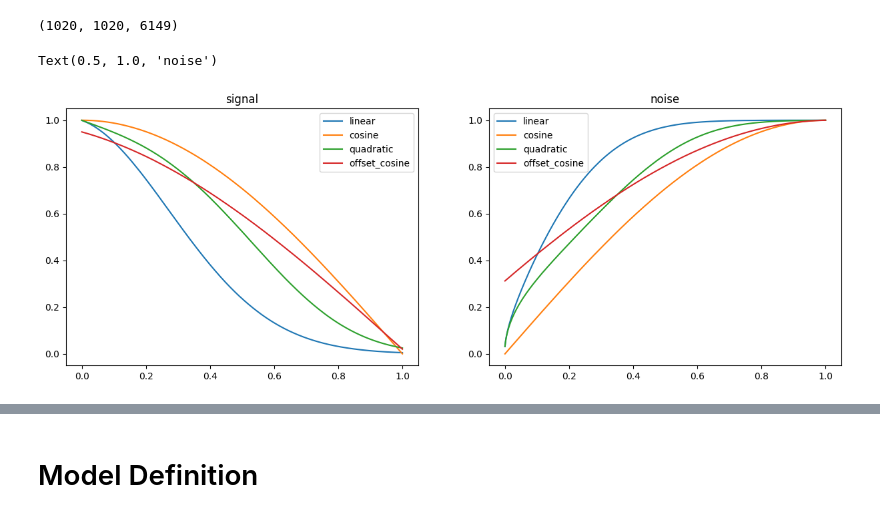
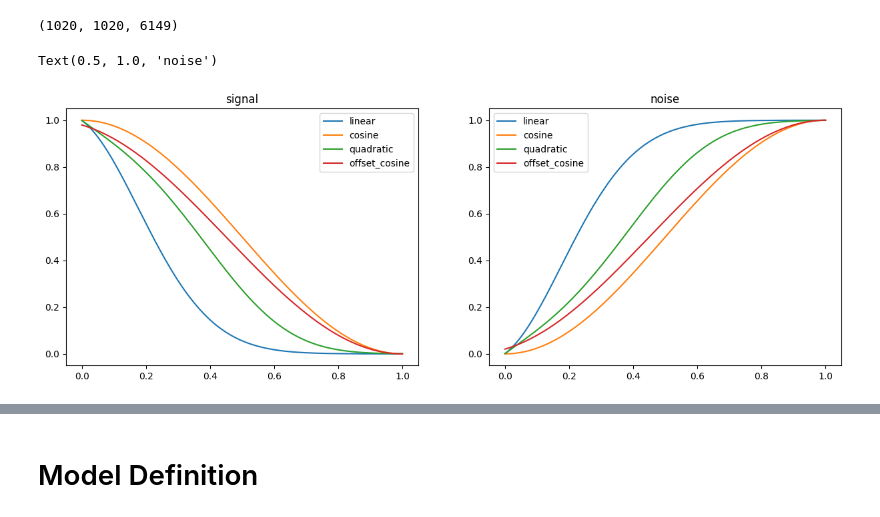
Before and after one commit to Johnxjp/diffusion, a Jupyter notebook: notebooks/flowers_diffusion.ipynb, the cells around one changed output, grey strips where cells are left out. Drawn from its saved outputs; the diff is of its cells as text; code cells hidden in the pictures.

```diff
--- a/notebooks/flowers_diffusion.ipynb
+++ b/notebooks/flowers_diffusion.ipynb
@@ -67,27 +71,27 @@ def offset_cosine_diffusion_schedule(min_rate: float, max_rate: float, diffusion
 # %%
 steps = 1000
-diffusion_times = np.linspace(0.0, 1.0, num=steps)
-linrates = linear_diffusion_schedule(0.001, 0.02, diffusion_times)
-cosrates = cosine_diffusion_schedule(diffusion_times)
-quadratic = quadratic_diffusion_schedule(0.001, 0.02, diffusion_times)
-offset = offset_cosine_diffusion_schedule(0.02, 0.95, diffusion_times)
+diffusion_times = np.linspace(0.0, 1.0, steps)
+linrates = diffusion_schedulers.linear(0.001, 0.02, diffusion_times)
+quadratic = diffusion_schedulers.quadratic(0.001, 0.02, diffusion_times)
+cosrates = diffusion_schedulers.cosine(diffusion_times, offset=0)
+offset_cosine = diffusion_schedulers.cosine(diffusion_times, offset=0.1)
 f, (ax1, ax2) = plt.subplots(1, 2, figsize = (15, 5))
-ax1.plot(np.linspace(0, 1, steps), np.sqrt(linrates), label="linear")
-ax1.plot(np.linspace(0, 1, steps), np.sqrt(cosrates), label="cosine")
-ax1.plot(np.linspace(0, 1, steps), np.sqrt(quadratic), label="quadratic")
-ax1.plot(np.linspace(0, 1, steps), np.sqrt(offset), label="offset_cosine")
+ax1.plot(np.linspace(0, 1, steps), linrates, label="linear")
+ax1.plot(np.linspace(0, 1, steps), cosrates, label="cosine")
+ax1.plot(np.linspace(0, 1, steps), quadratic, label="quadratic")
+ax1.plot(np.linspace(0, 1, steps), offset_cosine, label="offset_cosine")
 ax1.legend()
 ax1.set_title("signal")
 
-ax2.plot(np.linspace(0, 1, steps), np.sqrt(1 - linrates), label="linear")
-ax2.plot(np.linspace(0, 1, steps), np.sqrt(1 - cosrates), label="cosine")
-ax2.plot(np.linspace(0, 1, steps), np.sqrt(1 - quadratic), label="quadratic")
-ax2.plot(np.linspace(0, 1, steps), np.sqrt(1 - offset), label="offset_cosine")
+ax2.plot(np.linspace(0, 1, steps), 1 - linrates, label="linear")
+ax2.plot(np.linspace(0, 1, steps), 1 - cosrates, label="cosine")
+ax2.plot(np.linspace(0, 1, steps), 1 - quadratic, label="quadratic")
+ax2.plot(np.linspace(0, 1, steps), 1 - offset_cosine, label="offset_cosine")
 ax2.legend()
 ax2.set_title("noise")
 # %% [output]
 Text(0.5, 1.0, 'noise')
-[figure, old version]
+[figure, new version]
 # %%
 def image_corruption(
     input_image: torch.Tensor,
```
Also changed, not shown: parts of 31 cells of this notebook, 4 other files.
